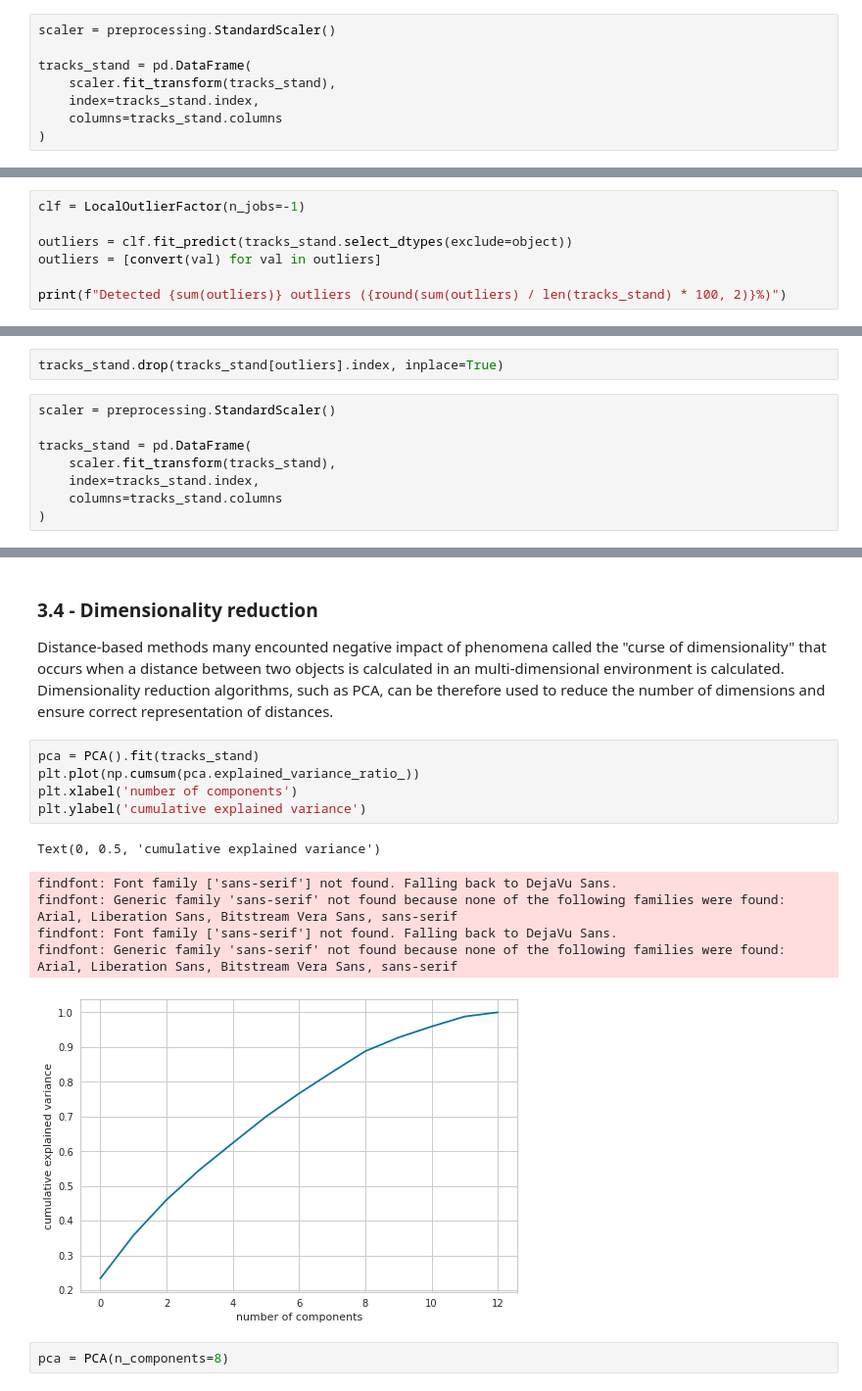
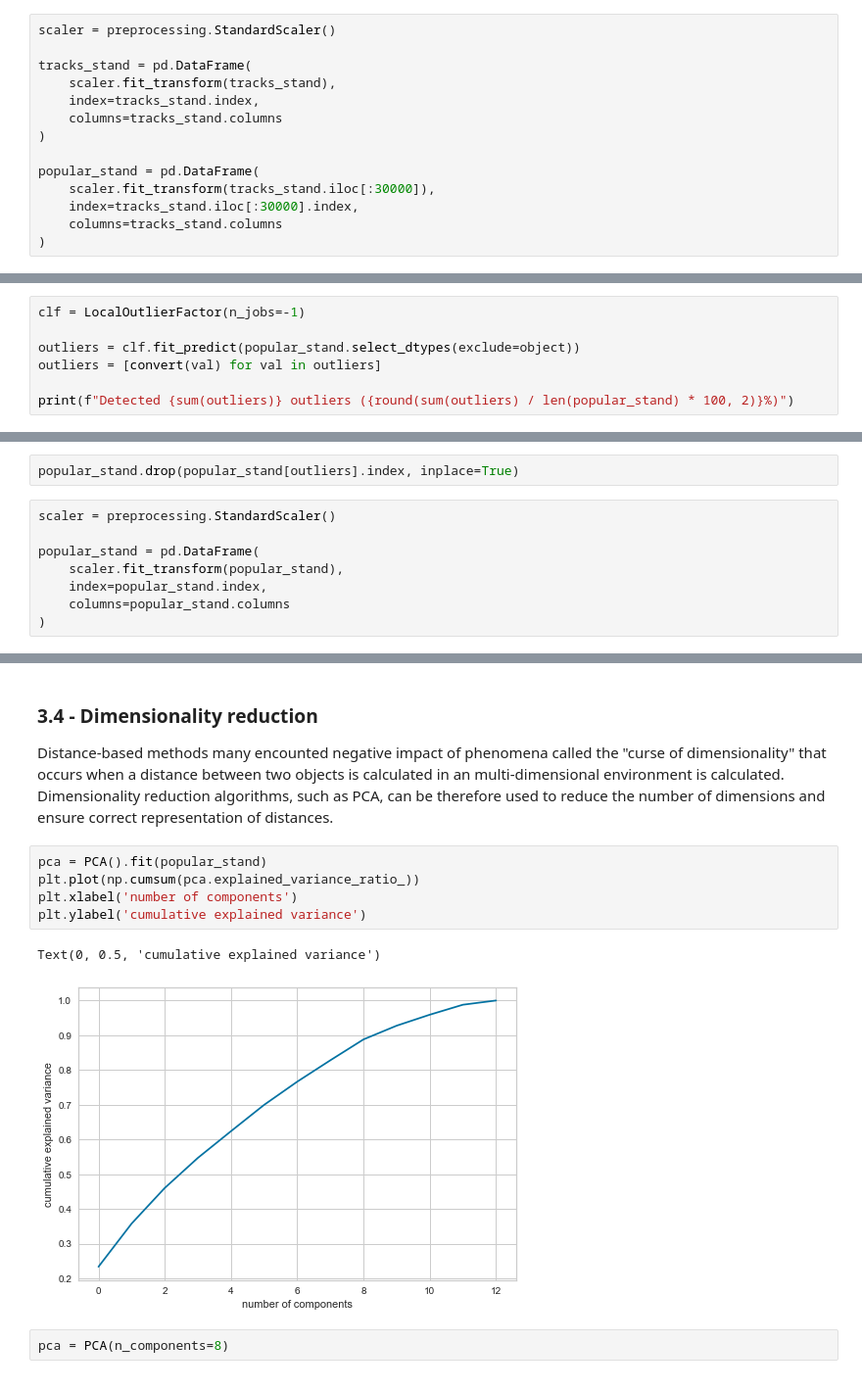
Before and after one commit to Wo0kie3/Spotify_DataMining, a Jupyter notebook: spotify_analysis.ipynb, the cells around one changed output, grey strips where cells are left out. Shown at 98% size. Saved outputs shown, nothing was run; the diff lists cells and outputs as text.

```diff
--- a/spotify_analysis.ipynb
+++ b/spotify_analysis.ipynb
@@ -97,3 +81,9 @@ tracks_stand = pd.DataFrame(
     index=tracks_stand.index,
     columns=tracks_stand.columns
 )
+
+popular_stand = pd.DataFrame(
+    scaler.fit_transform(tracks_stand.iloc[:30000]),
+    index=tracks_stand.iloc[:30000].index,
+    columns=tracks_stand.columns
+)
@@ -133,20 +123,20 @@ convert = lambda val: True if val == -1 else False
 # %%
 clf = LocalOutlierFactor(n_jobs=-1)
 
-outliers = clf.fit_predict(tracks_stand.select_dtypes(exclude=object))
+outliers = clf.fit_predict(popular_stand.select_dtypes(exclude=object))
 outliers = [convert(val) for val in outliers]
 
-print(f"Detected {sum(outliers)} outliers ({round(sum(outliers) / len(tracks_stand) * 100, 2)}%)")
+print(f"Detected {sum(outliers)} outliers ({round(sum(outliers) / len(popular_stand) * 100, 2)}%)")
 # %% [output]
 Detected 187 outliers (0.62%)
 # %%
-tracks_stand.drop(tracks_stand[outliers].index, inplace=True)
+popular_stand.drop(popular_stand[outliers].index, inplace=True)
 # %%
 scaler = preprocessing.StandardScaler()
 
-tracks_stand = pd.DataFrame(
-    scaler.fit_transform(tracks_stand),
-    index=tracks_stand.index,
-    columns=tracks_stand.columns
+popular_stand = pd.DataFrame(
+    scaler.fit_transform(popular_stand),
+    index=popular_stand.index,
+    columns=popular_stand.columns
 )
 # %%
@@ -162,17 +152,13 @@ tracks_stand.head(5)
 ### 3.4 - Dimensionality reduction
 Distance-based methods many encounted negative impact of phenomena called the "curse of dimensionality" that occurs when a distance between two objects is calculated in an multi-dimensional environment is calculated. Dimensionality reduction algorithms, such as PCA, can be therefore used to reduce the number of dimensions and ensure correct representation of distances.
 # %%
-pca = PCA().fit(tracks_stand)
+pca = PCA().fit(popular_stand)
 plt.plot(np.cumsum(pca.explained_variance_ratio_))
 plt.xlabel('number of components')
 plt.ylabel('cumulative explained variance')
 # %% [output]
 Text(0, 0.5, 'cumulative explained variance')
-findfont: Font family ['sans-serif'] not found. Falling back to DejaVu Sans.
-findfont: Generic family 'sans-serif' not found because none of the following families were found: Arial, Liberation Sans, Bitstream Vera Sans, sans-serif
-findfont: Font family ['sans-serif'] not found. Falling back to DejaVu Sans.
-findfont: Generic family 'sans-serif' not found because none of the following families were found: Arial, Liberation Sans, Bitstream Vera Sans, sans-serif
-[figure, old version]
+[figure, new version]
 # %%
 pca = PCA(n_components=8)
 # %%
```
Also changed, not shown: parts of 23 cells of this notebook.
